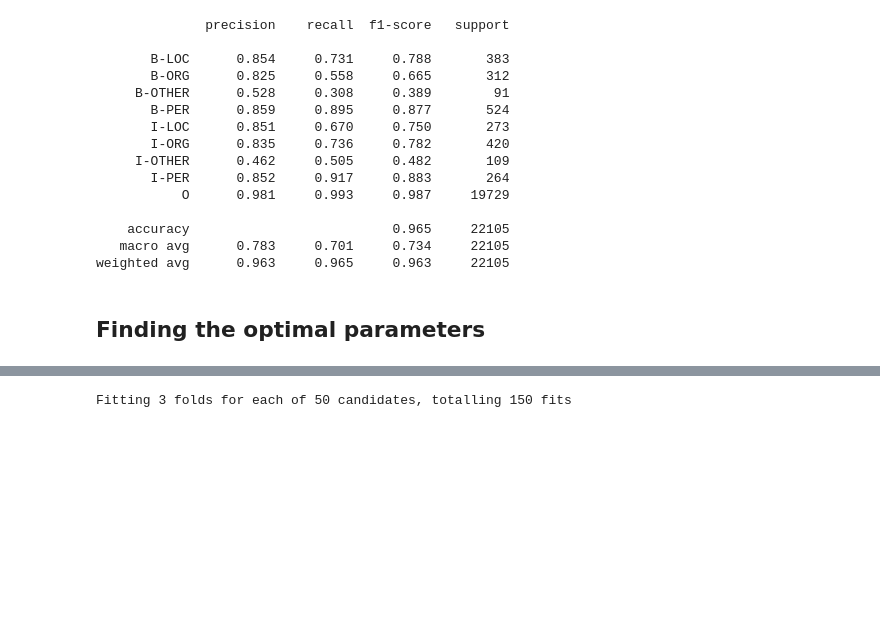
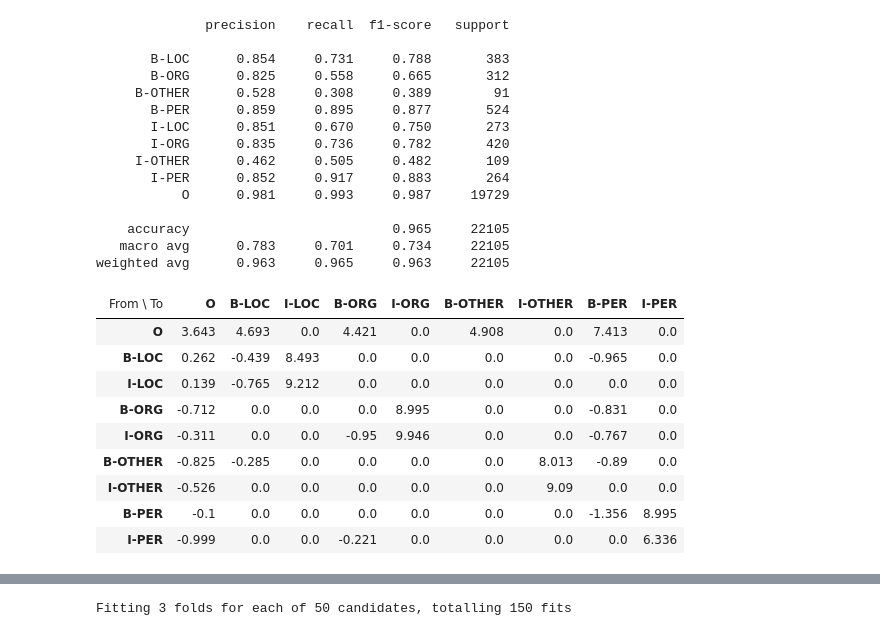
Before and after one commit to mebzmoren/CebuaNER, a Jupyter notebook: notebooks/Named-Entity-Recognition-with-Conditional-Random-Fields.ipynb, the cells around one changed output, grey strips where cells are left out. Cells and saved outputs as stored; diff of their text form; code cells hidden in the pictures; blank space fills up the shorter version.

```diff
--- a/notebooks/Named-Entity-Recognition-with-Conditional-Random-Fields.ipynb
+++ b/notebooks/Named-Entity-Recognition-with-Conditional-Random-Fields.ipynb
@@ -298,5 +315,18 @@ print(metrics.classification_report(y_test_flat, y_pred_flat, digits=3))
     accuracy                          0.965     22105
    macro avg      0.783     0.701     0.734     22105
 weighted avg      0.963     0.965     0.963     22105
-# %% [markdown]
-## Finding the optimal parameters
+# %%
+import eli5
+
+eli5.show_weights(crf, top=30)
+# %% [output]
+| From \ To | O | B-LOC | I-LOC | B-ORG | I-ORG | B-OTHER | I-OTHER | B-PER | I-PER |
+| O | 3.643 | 4.693 | 0.0 | 4.421 | 0.0 | 4.908 | 0.0 | 7.413 | 0.0 |
+| B-LOC | 0.262 | -0.439 | 8.493 | 0.0 | 0.0 | 0.0 | 0.0 | -0.965 | 0.0 |
+| I-LOC | 0.139 | -0.765 | 9.212 | 0.0 | 0.0 | 0.0 | 0.0 | 0.0 | 0.0 |
+| B-ORG | -0.712 | 0.0 | 0.0 | 0.0 | 8.995 | 0.0 | 0.0 | -0.831 | 0.0 |
+| I-ORG | -0.311 | 0.0 | 0.0 | -0.95 | 9.946 | 0.0 | 0.0 | -0.767 | 0.0 |
+| B-OTHER | -0.825 | -0.285 | 0.0 | 0.0 | 0.0 | 0.0 | 8.013 | -0.89 | 0.0 |
+| I-OTHER | -0.526 | 0.0 | 0.0 | 0.0 | 0.0 | 0.0 | 9.09 | 0.0 | 0.0 |
+| B-PER | -0.1 | 0.0 | 0.0 | 0.0 | 0.0 | 0.0 | 0.0 | -1.356 | 8.995 |
+| I-PER | -0.999 | 0.0 | 0.0 | -0.221 | 0.0 | 0.0 | 0.0 | 0.0 | 6.336 |
```
Also changed, not shown: parts of 9 cells of this notebook, 1 other file.
